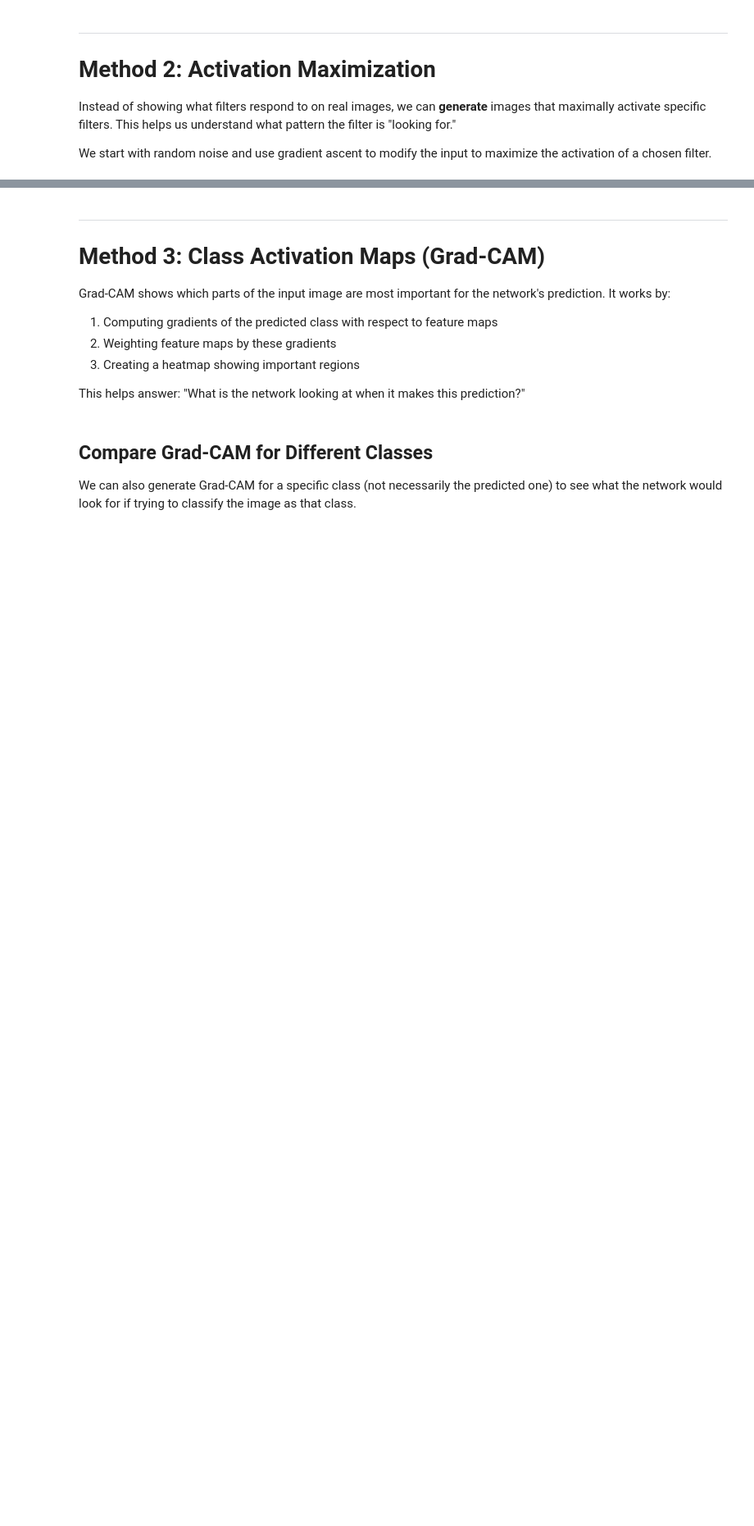
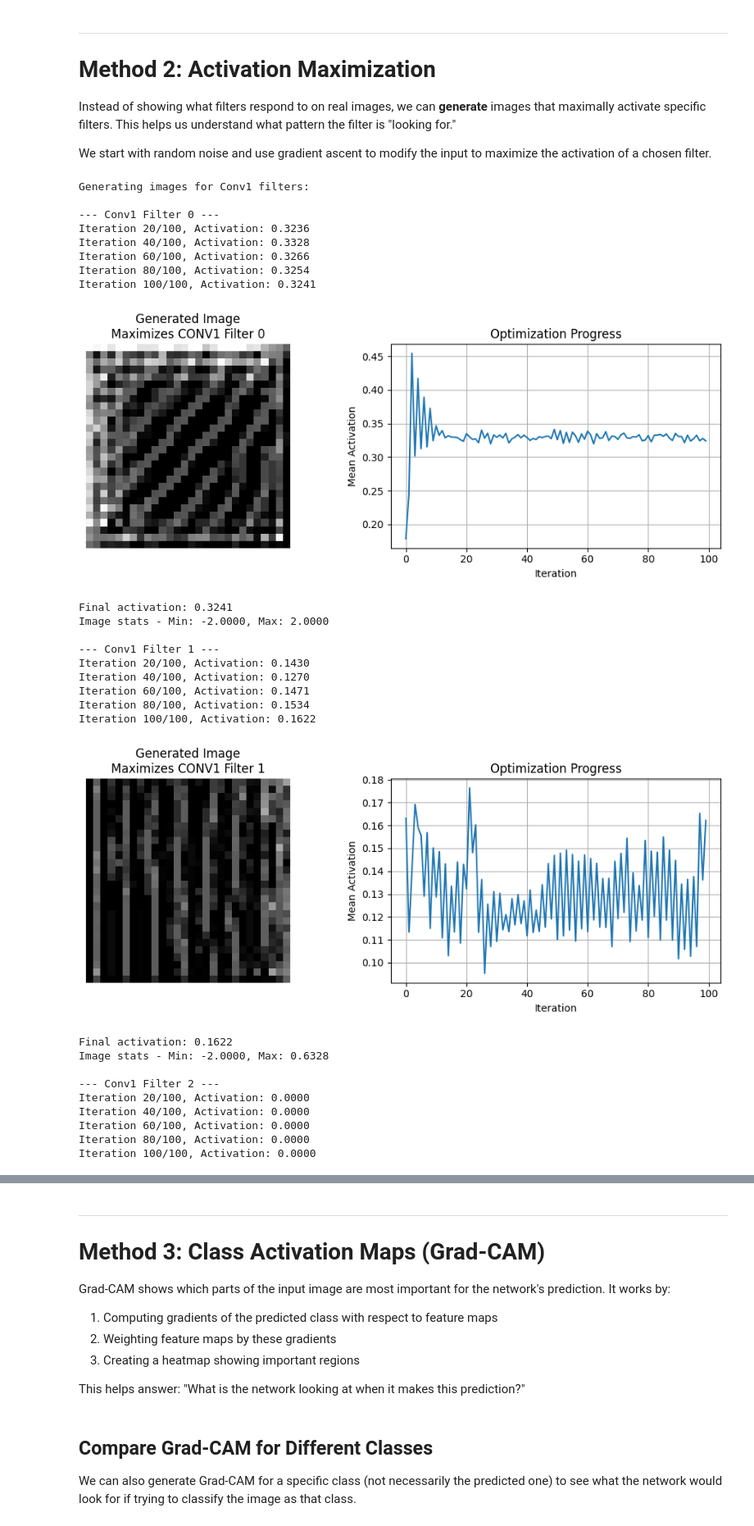
Before and after one commit to CSUMB-SCD-instructors/CST463, a Jupyter notebook: demos/cnn-visualization/cnn_explainability_demo.ipynb, the cells around one changed output, grey strips where cells are left out. Shown at 82% size. Saved outputs shown, nothing was run; the diff lists cells and outputs as text; code cells hidden in the pictures; blank space fills up the shorter version.

```diff
--- a/demos/cnn-visualization/cnn_explainability_demo.ipynb
+++ b/demos/cnn-visualization/cnn_explainability_demo.ipynb
@@ -369,12 +427,26 @@ def activation_maximization(model, layer_name, filter_idx, iterations=100, lr=1.
         iterations: Number of optimization steps
         lr: Learning rate for gradient ascent
     """
-    # Create a model that outputs the target layer's activations
-    layer_output = model.get_layer(layer_name).output
-    feature_extractor = keras.Model(inputs=model.input, outputs=layer_output)
+    # Create an explicit input tensor and build the model up to target layer
+    input_tensor = keras.Input(shape=(28, 28, 1))
 
-    # Start with random noise
-    input_img = tf.Variable(tf.random.normal((1, 28, 28, 1)))
+    # Build layers up to the target layer
+    x = model.get_layer('conv1')(input_tensor)
+    if layer_name == 'conv1':
+        layer_output = x
+    else:
+        x = model.get_layer('pool1')(x)
+        x = model.get_layer('conv2')(x)
+        if layer_name == 'conv2':
+            layer_output = x
+        else:
+            # Continue building if needed for other layers
+            layer_output = x
+
+    feature_extractor = keras.Model(inputs=input_tensor, outputs=layer_output)
+
+    # Start with random noise (scaled to match expected input range)
+    input_img = tf.Variable(tf.random.normal((1, 28, 28, 1)) * 0.1)
 
     # Track loss over iterations
     losses = []
@@ -396,44 +468,74 @@ def activation_maximization(model, layer_name, filter_idx, iterations=100, lr=1.
         # Get gradients
         grads = tape.gradient(loss, input_img)
 
+        # Normalize gradients to prevent explosion
+        grads = grads / (tf.math.reduce_std(grads) + 1e-8)
+
         # Gradient ascent step
         input_img.assign_add(lr * grads)
 
-        # Normalize to keep values reasonable
-        mean = tf.reduce_mean(input_img)
-        std = tf.math.reduce_std(input_img)
-        input_img.assign((input_img - mean) / (std + 1e-5))
+        # Clip values to reasonable range (instead of aggressive normalization)
+        input_img.assign(tf.clip_by_value(input_img, -2, 2))
 
         if (i + 1) % 20 == 0:
             print(f"Iteration {i+1}/{iterations}, Activation: {losses[-1]:.4f}")
 
     # Visualize result
     result_img = input_img[0, :, :, 0].numpy()
 
     fig, axes = plt.subplots(1, 2, figsize=(10, 4))
 
     # Show generated image
-    axes[0].imshow(result_img, cmap='gray')
+    axes[0].imshow(result_img, cmap='gray', vmin=-2, vmax=2)
     axes[0].set_title(f'Generated Image\nMaximizes {layer_name.upper()} Filter {filter_idx}')
     axes[0].axis('off')
 
     # Show optimization progress
     axes[1].plot(losses)
     axes[1].set_xlabel('Iteration')
     axes[1].set_ylabel('Mean Activation')
     axes[1].set_title('Optimization Progress')
     axes[1].grid(True)
 
     plt.tight_layout()
     plt.show()
 
     print(f"\nFinal activation: {losses[-1]:.4f}")
     print(f"Image stats - Min: {result_img.min():.4f}, Max: {result_img.max():.4f}")
 
     return result_img
 
 # Generate images that maximize different filters
 print("\nGenerating images for Conv1 filters:")
 for filter_idx in range(4):  # Show first 4 filters
     print(f"\n--- Conv1 Filter {filter_idx} ---")
     activation_maximization(model, 'conv1', filter_idx, iterations=100, lr=1.0)
+# %% [output]
+Generating images for Conv1 filters:
+
+--- Conv1 Filter 0 ---
+Iteration 20/100, Activation: 0.3236
+Iteration 40/100, Activation: 0.3328
+Iteration 60/100, Activation: 0.3266
+Iteration 80/100, Activation: 0.3254
+Iteration 100/100, Activation: 0.3241
+[figure, added]
+Final activation: 0.3241
+Image stats - Min: -2.0000, Max: 2.0000
+
+--- Conv1 Filter 1 ---
+Iteration 20/100, Activation: 0.1430
+Iteration 40/100, Activation: 0.1270
+Iteration 60/100, Activation: 0.1471
+Iteration 80/100, Activation: 0.1534
+Iteration 100/100, Activation: 0.1622
+[figure, added]
+Final activation: 0.1622
+Image stats - Min: -2.0000, Max: 0.6328
+
+--- Conv1 Filter 2 ---
+Iteration 20/100, Activation: 0.0000
+Iteration 40/100, Activation: 0.0000
+Iteration 60/100, Activation: 0.0000
+Iteration 80/100, Activation: 0.0000
+Iteration 100/100, Activation: 0.0000
```
Also changed, not shown: parts of 9 cells of this notebook, 1 other file.
